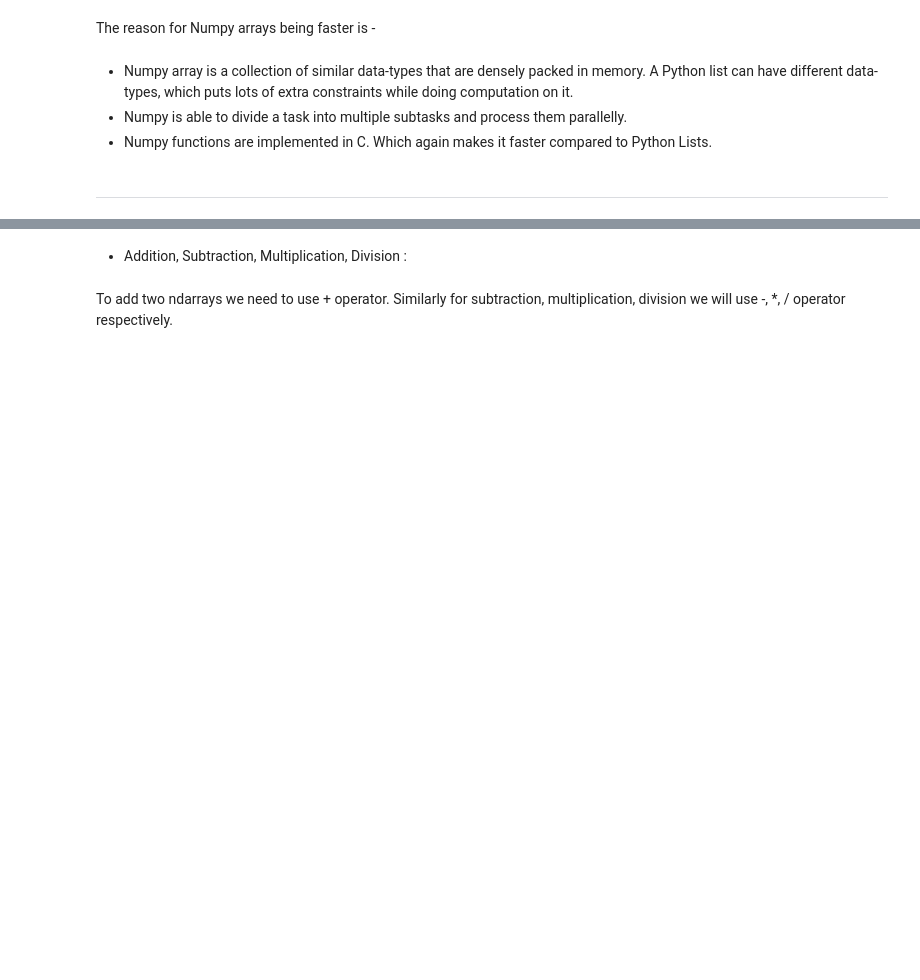
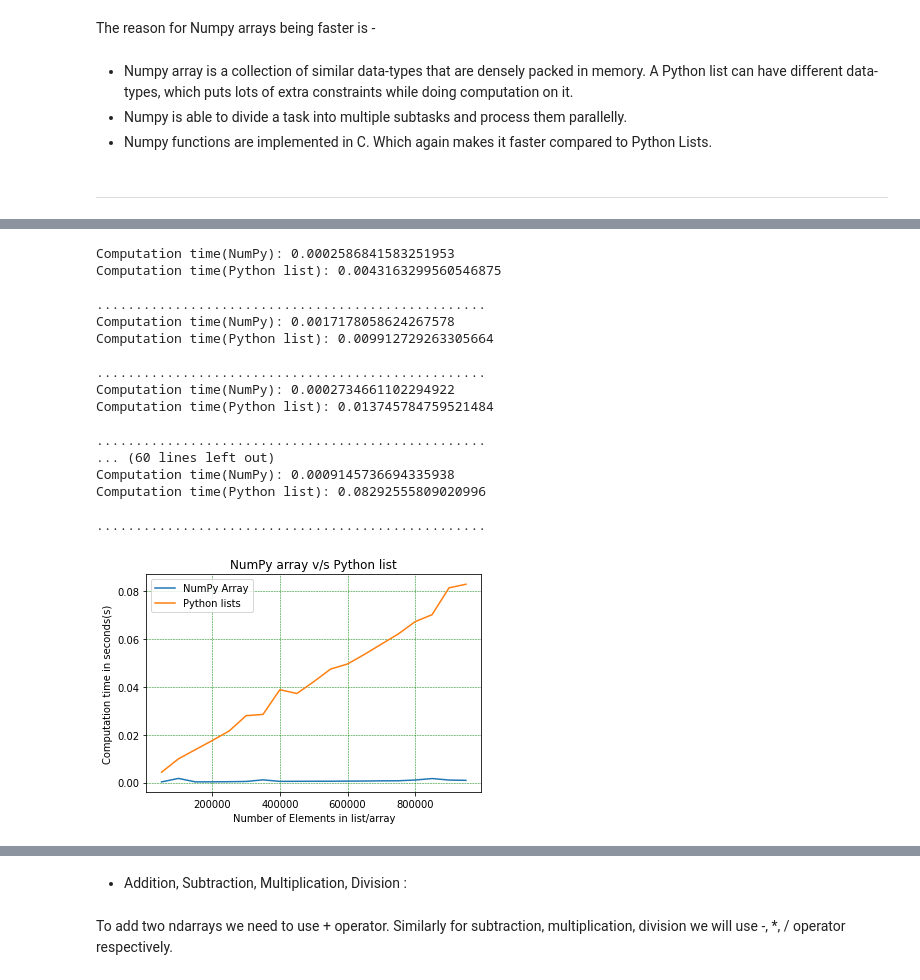
Before and after one commit to srijanpal1405/Tutorials-Repo, a Jupyter notebook: Numpy/Numpy_Notebook.ipynb, the cells around one changed output, grey strips where cells are left out. Cells and saved outputs as stored; diff of their text form; code cells hidden in the pictures; blank space fills up the shorter version.

Commit message:
Added Comparison of speed between NumPy arrays and Python lists
Added Comparison  between NumPy arrays and lists

Co-authored-by: Debjyoti Ghosh <debjyotighosh06000@gmail.com>

```diff
--- a/Numpy/Numpy_Notebook.ipynb
+++ b/Numpy/Numpy_Notebook.ipynb
@@ -401,0 +434,79 @@ The reason for Numpy arrays being faster is -
+# %%
+"""General comparison between NumPy and lists"""
+
+import numpy as np
+from time import time
+import matplotlib.pyplot as plt
+
+
+plot_x = []
+numpy_plot = []
+list_plot = []
+number_of_elements = [x for x in range(50000, 1000000, 50000)]
+
+
+for elements in number_of_elements:
+
+  numpy_array = np.random.rand(elements)
+  list_conv = list(numpy_array)
+
+  #Start timing NumPy compuation
+  start1 = time()
+
+  #Compute the mean using NumPy
+  numpy_mean = np.mean(numpy_array)
+
+  #End timing
+  end1 = time()
+
+  #Time taken
+  time1 = end1 - start1
+  numpy_plot.append(time1)
+  print(f"Computation time(NumPy): {time1}")
+
+  #Start timing list computation
+  start2 = time()
+
+  #Compute the mean using lists
+  list_mean = np.mean(list_conv)
+
+  #End timing
+  end2 = time()
+
+  #Time taken
+  time2 = end2 - start2
+  list_plot.append(time2)
+  print(f"Computation time(Python list): {time2}\n")
+  print("."*50)
+
+
+x = np.array(number_of_elements)
+y = np.array(numpy_plot)
+y1 = np.array(list_plot)
+plt.plot(x, y, label="NumPy Array")
+plt.plot(x, y1, label="Python lists")
+plt.title("NumPy array v/s Python list")
+plt.xlabel("Number of Elements in list/array")
+plt.ylabel("Computation time in seconds(s)")
+plt.grid(color = 'green', linestyle = '--', linewidth = 0.5)
+plt.legend()
+plt.show()
+# %% [output]
+Computation time(NumPy): 0.0002586841583251953
+Computation time(Python list): 0.0043163299560546875
+
+..................................................
+Computation time(NumPy): 0.0017178058624267578
+Computation time(Python list): 0.009912729263305664
+
+..................................................
+Computation time(NumPy): 0.0002734661102294922
+Computation time(Python list): 0.013745784759521484
+
+..................................................
+... (60 lines left out)
+Computation time(NumPy): 0.0009145736694335938
+Computation time(Python list): 0.08292555809020996
+
+..................................................
+[figure, added]
```
Also changed, not shown: parts of 14 cells of this notebook.
